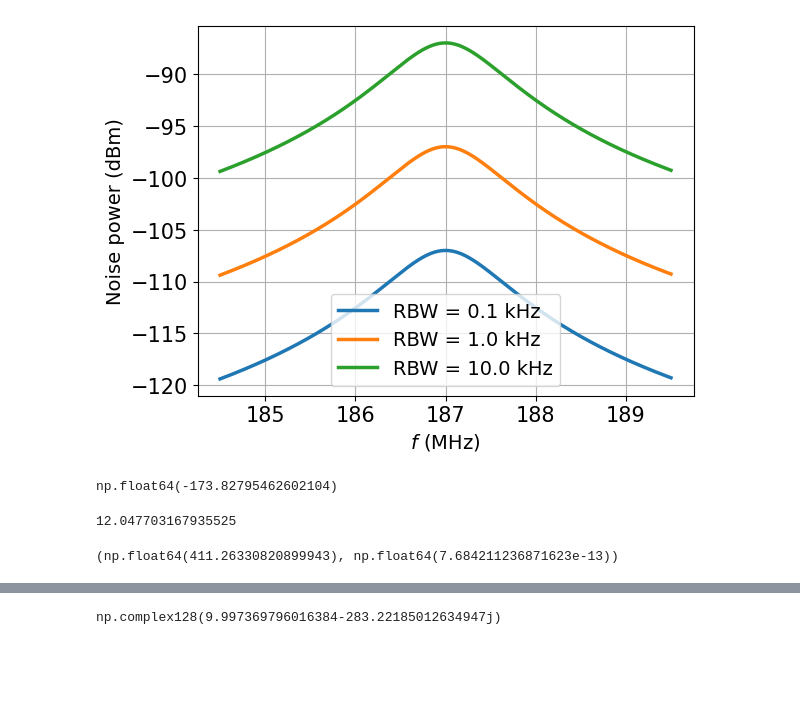
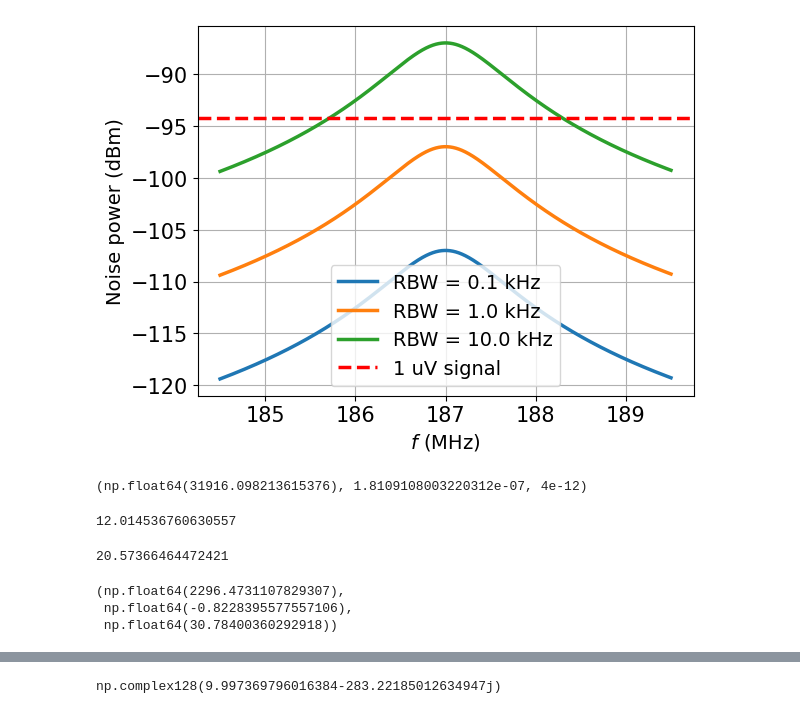
Before and after one commit to Andris-Huang/edes, a Jupyter notebook: edes/modules/resonator/tank_circuit_scratch.ipynb, the cells around one changed output, grey strips where cells are left out. Saved outputs shown, nothing was run; the diff lists cells and outputs as text; code cells hidden in the pictures; blank space fills up the shorter version.

```diff
--- a/edes/modules/resonator/tank_circuit_scratch.ipynb
+++ b/edes/modules/resonator/tank_circuit_scratch.ipynb
@@ -7,61 +7,73 @@ big_plt_font()
 # %%
 f = 187e6
 omega = 2*np.pi*f
 C = 4e-12
 L = 1/omega**2/C
 Q = 150
 R = Q*np.sqrt(L/C)
 #R = 50
 # np.sqrt(L/C)*500*1e-12, L*1e9
 Z_LC = lambda f: parallel(1j*2*np.pi*f*L, 1/(1j*2*np.pi*f*C))
 Z_ratio = lambda f: abs(Z_LC(f) / (R + Z_LC(f)))**2
 T = 300
 RBW = 100
 G = 46.78
 S11 = 10**(-20/10)
 
 f = np.linspace(187-2.5, 187+2.5, 10000)*1e6
 
 
 fig, ax = plt.subplots()
 for rbw in [100, 1000, 10000]:
     Pnoise = W_to_dBm(k*T * Z_ratio(f) * rbw) + G - 10*np.log10(1-S11)
     plot_ax(ax, f/1e6, Pnoise, label=f'RBW = {rbw/1000} kHz', xlabel=r'$f$ (MHz)', ylabel=r'Noise power (dBm)')
 # ax.set_xscale('log')
+ax.axhline(W_to_dBm(1e-12/4/R)+ G - 10*np.log10(1-S11), linestyle='--', color='r', label='1 uV signal')
 ax.legend()
 plt.show()
 # %% [output]
-[figure, old version]
+[figure, new version]
 # %%
-W_to_dBm(k*300)
+R, L, C
 # %% [output]
-np.float64(-173.82795462602104)
+(np.float64(31916.098213615376), 1.8109108003220312e-07, 4e-12)
 # %%
-f = 1.45e9
+f = 1.452e9
 omega = 2*np.pi*f
 C = 1e-12
 L = 1/omega**2/C
 L*1e9
 # %% [output]
-12.047703167935525
+12.014536760630557
+# %%
+f = 200e6
+omega = 2*np.pi*f
+L = 30.78e-9
+C = 1/omega**2/L
+C*1e12
+# %% [output]
+20.57366464472421
 # %%
 S = lambda mag, ang: mag*np.exp(1j*ang/180*np.pi)
 # %%
 Z0 = 50
 omega = 2*np.pi*1e9
-S11 = S(0.988, -20) #S(0.96, 29)#
+S11 = S(0.96, 29)#
 S21 = S(5.327, 160.1)
 S12 = S(0.015, 75.7)
 S22 = S(0.574, -16.3)
 # Z11 = Z0 * ((1 + S11) * (1 - S22) + S12 * S21) / ((1 - S11) * (1 - S22) - S12 * S21)
 Zin = Z0 * (1+S11)/(1-S11)
-Zin = Z11
+#Zin = Z11
 Yin = 1/Zin
 G = Yin.real
 B = Yin.imag
 Rp = 1/G
 Cp = B/omega
-Rp, Cp
+Lp = -1/omega/B
+Rp, Cp*1e12, Lp*1e9
 # %% [output]
-(np.float64(411.26330820899943), np.float64(7.684211236871623e-13))
+(np.float64(2296.4731107829307),
+ np.float64(-0.8228395577557106),
+ np.float64(30.78400360292918))
 # %%
```
Also changed, not shown: parts of 1 cell of this notebook, 1 other file.
